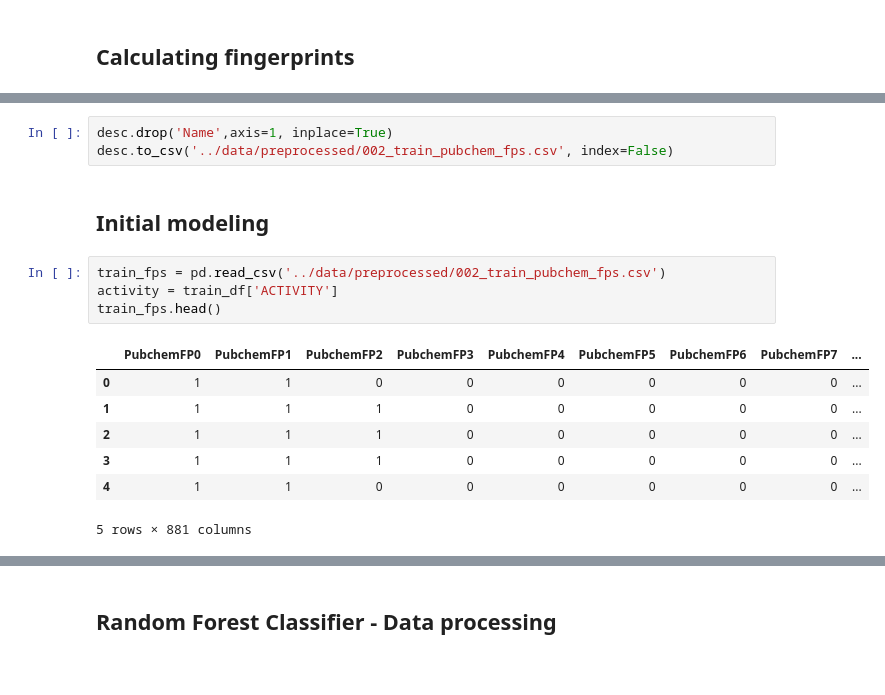
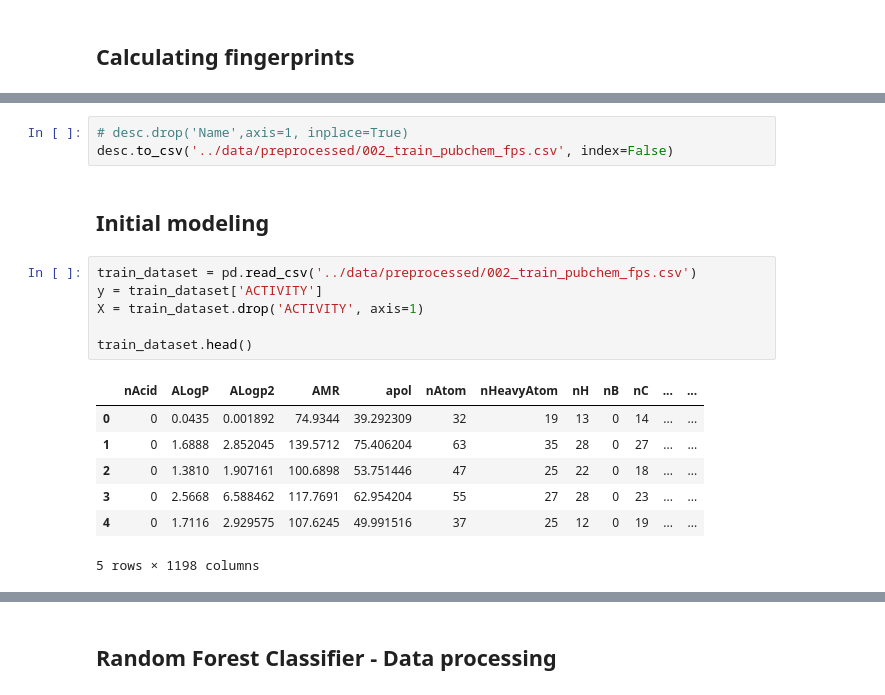
Before and after one commit to omicscodeathon/marburgdrug, a Jupyter notebook: notebooks/002_padel_descriptors.ipynb, the cells around one changed output, grey strips where cells are left out. Saved outputs shown, nothing was run; the diff lists cells and outputs as text.

```diff
--- a/notebooks/002_padel_descriptors.ipynb
+++ b/notebooks/002_padel_descriptors.ipynb
@@ -123,18 +158,20 @@ desc
 # %%
-desc.drop('Name',axis=1, inplace=True)
+# desc.drop('Name',axis=1, inplace=True)
 desc.to_csv('../data/preprocessed/002_train_pubchem_fps.csv', index=False)
 # %% [markdown]
 ## Initial modeling
 # %%
-train_fps = pd.read_csv('../data/preprocessed/002_train_pubchem_fps.csv')
-activity = train_df['ACTIVITY']
-train_fps.head()
+train_dataset = pd.read_csv('../data/preprocessed/002_train_pubchem_fps.csv')
+y = train_dataset['ACTIVITY']
+X = train_dataset.drop('ACTIVITY', axis=1)
+
+train_dataset.head()
 # %% [output]
-|  | PubchemFP0 | PubchemFP1 | PubchemFP2 | PubchemFP3 | PubchemFP4 | PubchemFP5 | PubchemFP6 | PubchemFP7 | ... |
-| 0 | 1 | 1 | 0 | 0 | 0 | 0 | 0 | 0 | ... |
-| 1 | 1 | 1 | 1 | 0 | 0 | 0 | 0 | 0 | ... |
-| 2 | 1 | 1 | 1 | 0 | 0 | 0 | 0 | 0 | ... |
-| 3 | 1 | 1 | 1 | 0 | 0 | 0 | 0 | 0 | ... |
-| 4 | 1 | 1 | 0 | 0 | 0 | 0 | 0 | 0 | ... |
+|  | nAcid | ALogP | ALogp2 | AMR | apol | nAtom | nHeavyAtom | nH | nB | nC | ... | ... |
+| 0 | 0 | 0.0435 | 0.001892 | 74.9344 | 39.292309 | 32 | 19 | 13 | 0 | 14 | ... | ... |
+| 1 | 0 | 1.6888 | 2.852045 | 139.5712 | 75.406204 | 63 | 35 | 28 | 0 | 27 | ... | ... |
+| 2 | 0 | 1.3810 | 1.907161 | 100.6898 | 53.751446 | 47 | 25 | 22 | 0 | 18 | ... | ... |
+| 3 | 0 | 2.5668 | 6.588462 | 117.7691 | 62.954204 | 55 | 27 | 28 | 0 | 23 | ... | ... |
+| 4 | 0 | 1.7116 | 2.929575 | 107.6245 | 49.991516 | 37 | 25 | 12 | 0 | 19 | ... | ... |
-5 rows × 881 columns
+5 rows × 1198 columns
 # %%
```
Also changed, not shown: parts of 22 cells of this notebook, 21 other files.
